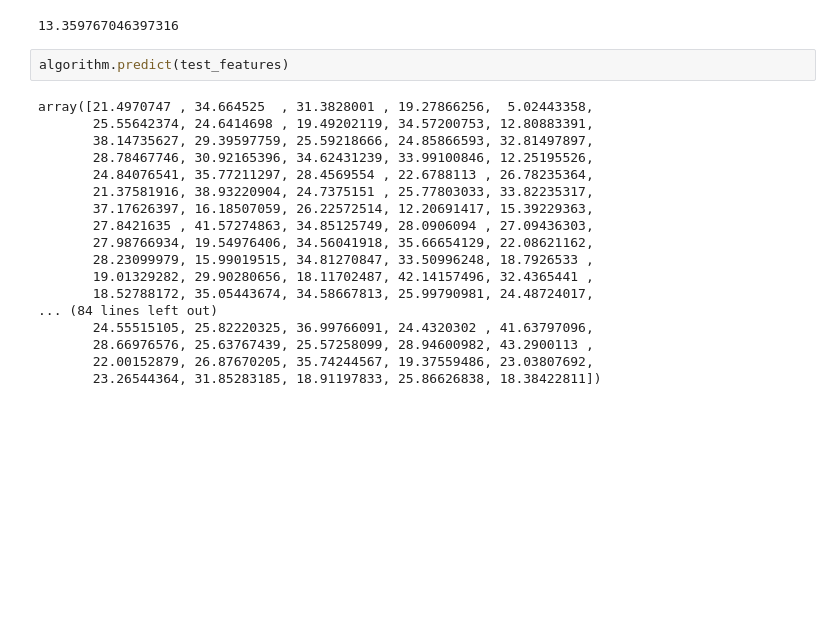
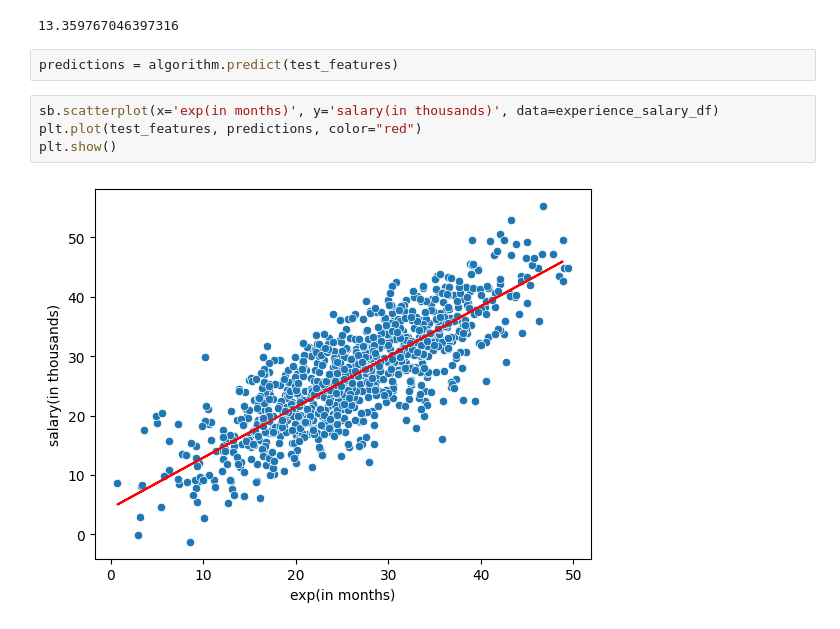
Before and after one commit to Alan123alan/machine_learning_algorithms, a Jupyter notebook: linear_regression.ipynb, the cells around one changed output. Cells and saved outputs as stored; diff of their text form; blank space fills up the shorter version.

```diff
--- a/linear_regression.ipynb
+++ b/linear_regression.ipynb
@@ -48,22 +55,10 @@ algorithm._error()
 # %% [output]
 13.359767046397316
 # %%
-algorithm.predict(test_features)
+predictions = algorithm.predict(test_features)
-# %% [output]
-array([21.4970747 , 34.664525  , 31.3828001 , 19.27866256,  5.02443358,
-       25.55642374, 24.6414698 , 19.49202119, 34.57200753, 12.80883391,
-       38.14735627, 29.39597759, 25.59218666, 24.85866593, 32.81497897,
-       28.78467746, 30.92165396, 34.62431239, 33.99100846, 12.25195526,
-       24.84076541, 35.77211297, 28.4569554 , 22.6788113 , 26.78235364,
-       21.37581916, 38.93220904, 24.7375151 , 25.77803033, 33.82235317,
-       37.17626397, 16.18507059, 26.22572514, 12.20691417, 15.39229363,
-       27.8421635 , 41.57274863, 34.85125749, 28.0906094 , 27.09436303,
-       27.98766934, 19.54976406, 34.56041918, 35.66654129, 22.08621162,
-       28.23099979, 15.99019515, 34.81270847, 33.50996248, 18.7926533 ,
-       19.01329282, 29.90280656, 18.11702487, 42.14157496, 32.4365441 ,
-       18.52788172, 35.05443674, 34.58667813, 25.99790981, 24.48724017,
-... (84 lines left out)
-       24.55515105, 25.82220325, 36.99766091, 24.4320302 , 41.63797096,
-       28.66976576, 25.63767439, 25.57258099, 28.94600982, 43.2900113 ,
-       22.00152879, 26.87670205, 35.74244567, 19.37559486, 23.03807692,
-       23.26544364, 31.85283185, 18.91197833, 25.86626838, 18.38422811])
+# %%
+sb.scatterplot(x='exp(in months)', y='salary(in thousands)', data=experience_salary_df)
+plt.plot(test_features, predictions, color="red")
+plt.show()
+# %% [output]
+[figure, added]
```
Also changed, not shown: parts of 2 cells of this notebook.
